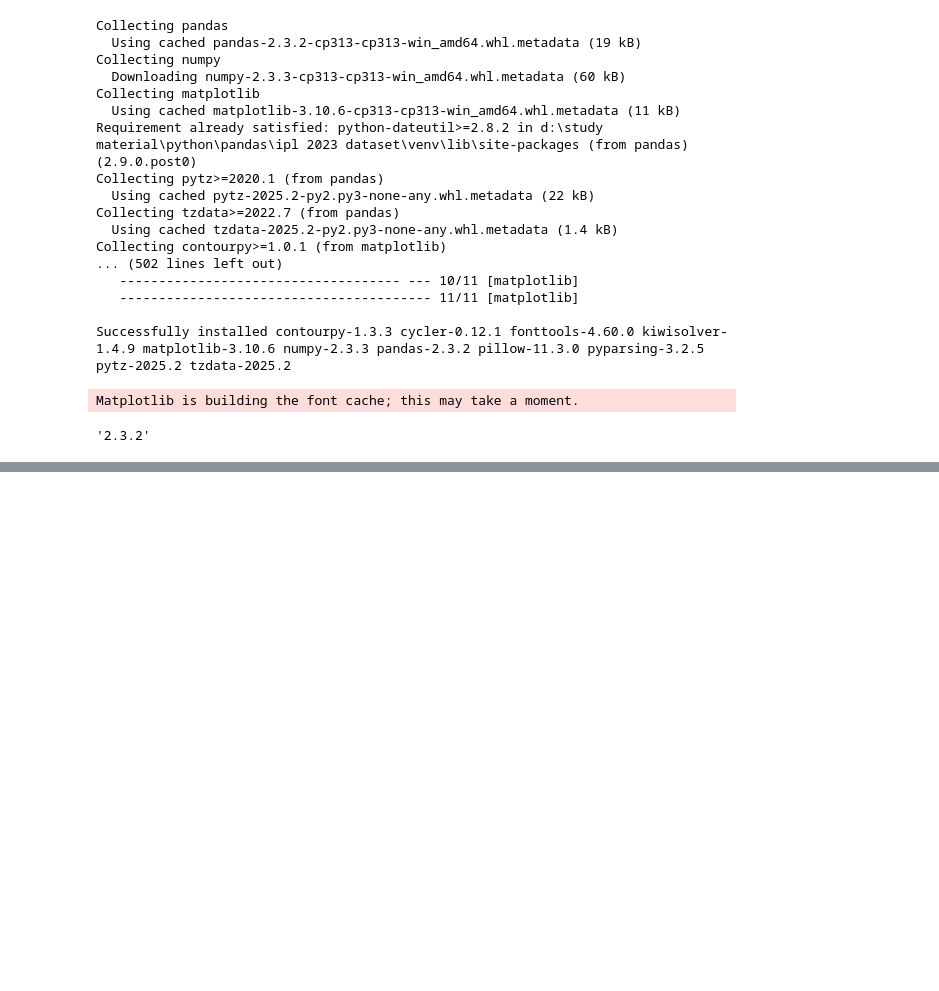
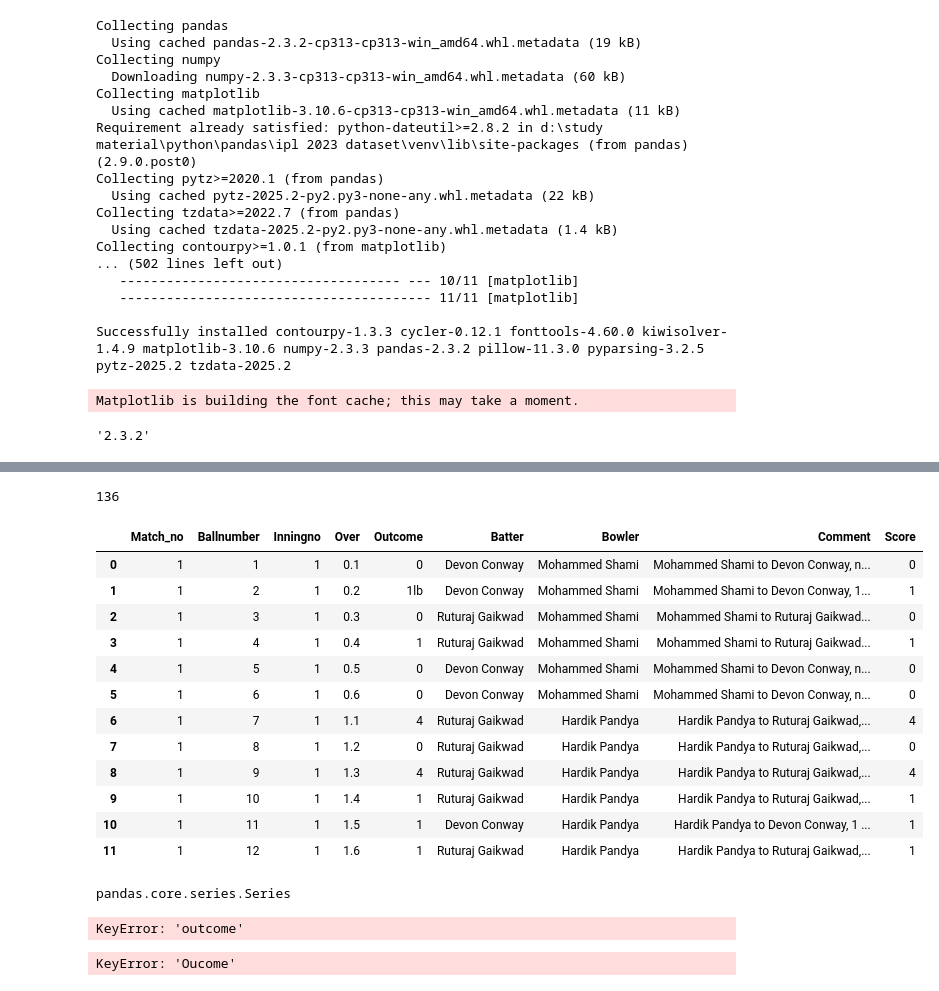
Before and after one commit to SimranKumari93/pandas-practice, a Jupyter notebook: IPL 2023 Dataset/Notebook.ipynb, the cells around one changed output, grey strips where cells are left out. Cells and saved outputs as stored; diff of their text form; code cells hidden in the pictures; blank space fills up the shorter version.

```diff
--- a/IPL 2023 Dataset/Notebook.ipynb
+++ b/IPL 2023 Dataset/Notebook.ipynb
@@ -32,0 +71,4 @@ df = pd.read_csv('each_ball_records.csv')
+# %%
+new_columns_name = []
+for i in df.columns:
+    new_columns_name.append(i.capitalize())
@@ -32,0 +87,3 @@ df = pd.read_csv('each_ball_records.csv')
+# %%
+df.columns = new_columns_name
+df.head()
@@ -32,0 +101,2 @@ df = pd.read_csv('each_ball_records.csv')
+# %%
+df.drop_duplicates(inplace=True)
@@ -32,0 +116,30 @@ df = pd.read_csv('each_ball_records.csv')
+# %%
+df.fillna(method='ffill', inplace=True)
+# %%
+df["Ballnumber"].nunique()
+# %% [output]
+136
+# %%
+df.head(12)
+# %% [output]
+|  | Match_no | Ballnumber | Inningno | Over | Outcome | Batter | Bowler | Comment | Score |
+| 0 | 1 | 1 | 1 | 0.1 | 0 | Devon Conway | Mohammed Shami | Mohammed Shami to Devon Conway, n... | 0 |
+| 1 | 1 | 2 | 1 | 0.2 | 1lb | Devon Conway | Mohammed Shami | Mohammed Shami to Devon Conway, 1... | 1 |
+| 2 | 1 | 3 | 1 | 0.3 | 0 | Ruturaj Gaikwad | Mohammed Shami | Mohammed Shami to Ruturaj Gaikwad... | 0 |
+| 3 | 1 | 4 | 1 | 0.4 | 1 | Ruturaj Gaikwad | Mohammed Shami | Mohammed Shami to Ruturaj Gaikwad... | 1 |
+| 4 | 1 | 5 | 1 | 0.5 | 0 | Devon Conway | Mohammed Shami | Mohammed Shami to Devon Conway, n... | 0 |
+| 5 | 1 | 6 | 1 | 0.6 | 0 | Devon Conway | Mohammed Shami | Mohammed Shami to Devon Conway, n... | 0 |
+| 6 | 1 | 7 | 1 | 1.1 | 4 | Ruturaj Gaikwad | Hardik Pandya | Hardik Pandya to Ruturaj Gaikwad,... | 4 |
+| 7 | 1 | 8 | 1 | 1.2 | 0 | Ruturaj Gaikwad | Hardik Pandya | Hardik Pandya to Ruturaj Gaikwad,... | 0 |
+| 8 | 1 | 9 | 1 | 1.3 | 4 | Ruturaj Gaikwad | Hardik Pandya | Hardik Pandya to Ruturaj Gaikwad,... | 4 |
+| 9 | 1 | 10 | 1 | 1.4 | 1 | Ruturaj Gaikwad | Hardik Pandya | Hardik Pandya to Ruturaj Gaikwad,... | 1 |
+| 10 | 1 | 11 | 1 | 1.5 | 1 | Devon Conway | Hardik Pandya | Hardik Pandya to Devon Conway, 1 ... | 1 |
+| 11 | 1 | 12 | 1 | 1.6 | 1 | Ruturaj Gaikwad | Hardik Pandya | Hardik Pandya to Ruturaj Gaikwad,... | 1 |
+# %%
+type(df["Outcome"])
+# %% [output]
+pandas.core.series.Series
+# %%
+df["outcome"] = df["outcome"].replace("1lb", 1).astype(int)
+# %% [output]
+KeyError: 'outcome'
@@ -32,0 +148,4 @@ df = pd.read_csv('each_ball_records.csv')
+# %%
+df["Outcome"] = df["Oucome"].fillna(0).astype(int)
+# %% [output]
+KeyError: 'Oucome'
```
Also changed, not shown: parts of 9 cells of this notebook.
